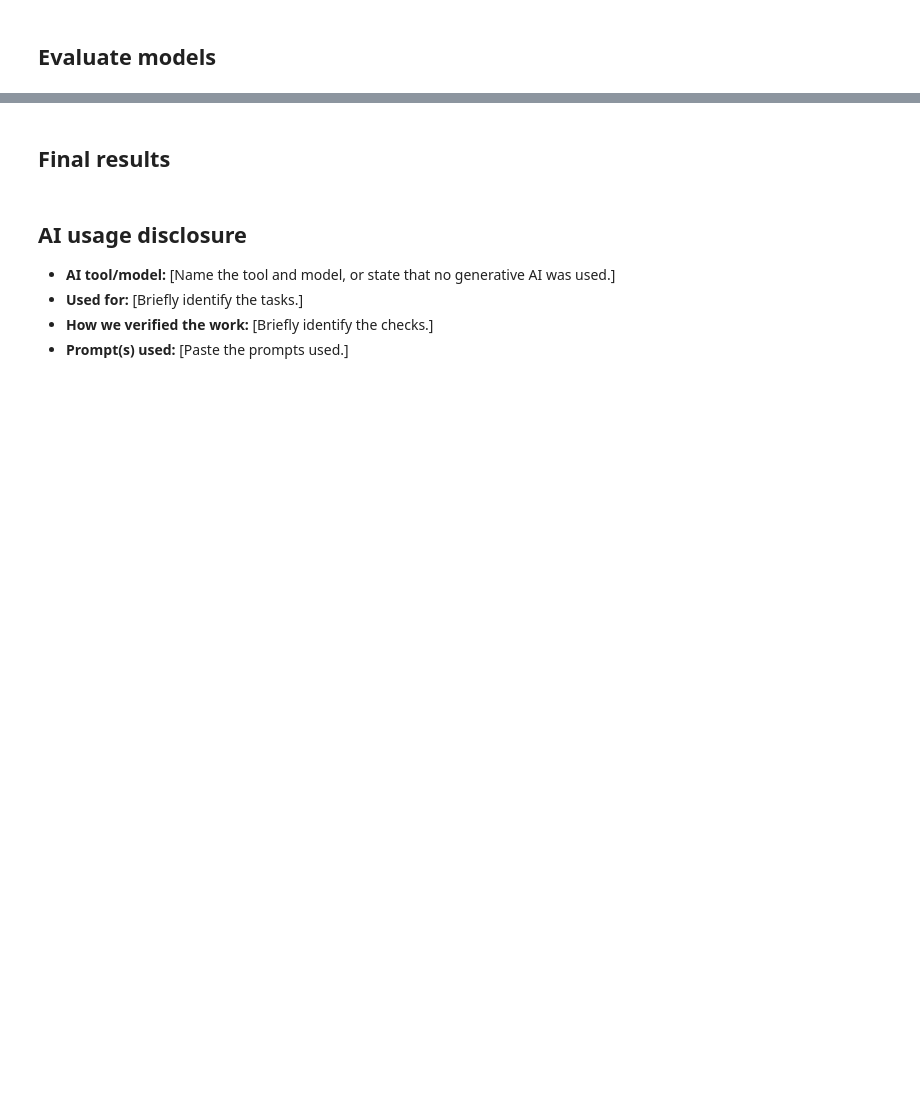
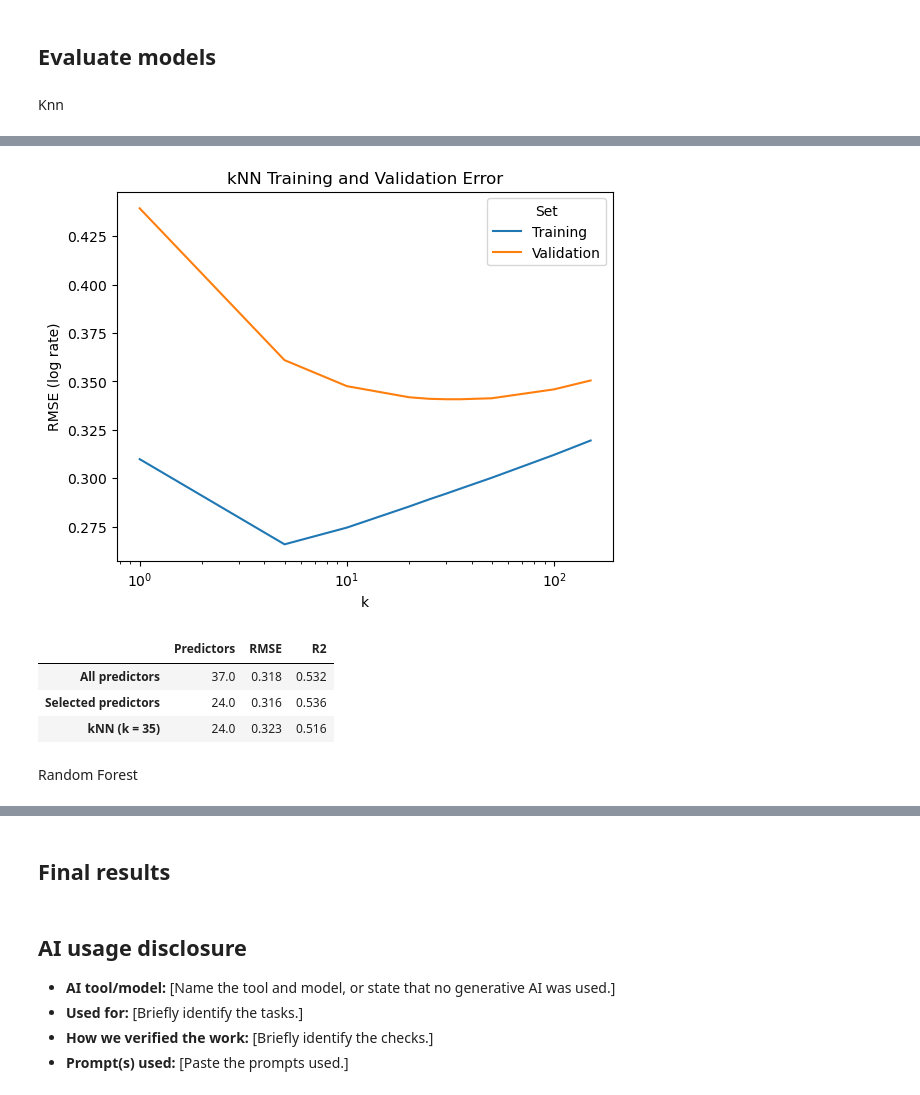
Before and after one commit to Silverdroplet/project_template, a Jupyter notebook: notebook.ipynb, the cells around one changed output, grey strips where cells are left out. Drawn from its saved outputs; the diff is of its cells as text; code cells hidden in the pictures; blank space fills up the shorter version.

Commit message:
KNN and Random Forests added

```diff
--- a/notebook.ipynb
+++ b/notebook.ipynb
@@ -588,0 +586,72 @@ plt.show()
+# %% [markdown]
+Knn
+# %%
+from sklearn.neighbors import KNeighborsRegressor
+from sklearn.preprocessing import MinMaxScaler
+import matplotlib.pyplot as plt
+import seaborn as sns
+
+# Same selected predictors as the linear regression is used for kNN, so the two models are comparable.
+
+knn_data = num_train[selected].assign(log_price=y_train, vendor_key=rates["vendor_key"])
+knn_data = knn_data.sample(frac=1, random_state=0)
+knn_X_raw = knn_data[selected]
+knn_y = knn_data["log_price"]
+knn_groups = knn_data["vendor_key"]
+
+# Splitting training rows into training and validation sets
+knn_train_idx, knn_valid_idx = next(
+    GroupShuffleSplit(test_size=0.20, random_state=0).split(knn_X_raw, knn_y, groups=knn_groups)
+)
+knn_X_train_raw, knn_X_valid_raw = knn_X_raw.iloc[knn_train_idx], knn_X_raw.iloc[knn_valid_idx]
+knn_y_train, knn_y_valid = knn_y.iloc[knn_train_idx], knn_y.iloc[knn_valid_idx]
+
+# Split, then scale
+knn_scaler = MinMaxScaler()
+knn_X_train_scaled = knn_scaler.fit_transform(knn_X_train_raw)
+knn_X_valid_scaled = knn_scaler.transform(knn_X_valid_raw)
+
+# Compare values of k
+knn_ks = np.array([1, 5, 10, 20, 25, 30, 35, 50, 100, 150])
+knn_valid_sse = []
+knn_train_sse = []
+for knn_k in knn_ks:
+    knn_candidate = KNeighborsRegressor(n_neighbors=int(knn_k))
+    knn_candidate.fit(knn_X_train_scaled, knn_y_train)
+    knn_valid_hat = knn_candidate.predict(knn_X_valid_scaled)
+    knn_train_hat = knn_candidate.predict(knn_X_train_scaled)
+    knn_valid_sse.append(np.sum(
+        (knn_y_valid.to_numpy() - knn_valid_hat) ** 2
+    ))
+    knn_train_sse.append(np.sum(
+        (knn_y_train.to_numpy() - knn_train_hat) ** 2
+    ))
+knn_k_star = int(knn_ks[np.argmin(knn_valid_sse)])
+print("Best k:", knn_k_star)
+
+# Training and validation error (as RMSE, so the two sets are on the same scale)
+knn_errors = pd.DataFrame({
+    "k": knn_ks,
+    "Training": np.sqrt(np.array(knn_train_sse) / len(knn_y_train)),
+    "Validation": np.sqrt(np.array(knn_valid_sse) / len(knn_y_valid)),
+})
+print(knn_errors.round(3), '\n')
+ax = sns.lineplot(data=knn_errors.melt(id_vars="k", var_name="Set", value_name="RMSE"), x="k", y="RMSE", hue="Set")
+ax.set(title="kNN Training and Validation Error", xlabel="k", ylabel="RMSE (log rate)", xscale="log")
+plt.show()
+
+# Refit on all training rows with the best k, then predict the test vendors
+knn_scaler = MinMaxScaler()
+knn_X_scaled = knn_scaler.fit_transform(knn_X_raw)
+knn_X_test_scaled = knn_scaler.transform(num_test[selected])
+knn_model = KNeighborsRegressor(n_neighbors=knn_k_star).fit(knn_X_scaled, knn_y)
+knn_pred = knn_model.predict(knn_X_test_scaled)
+
+# Compare with the linear regression
+results[f"kNN (k = {knn_k_star})"] = {
+    "Predictors": len(selected),
+    "RMSE": np.sqrt(mean_squared_error(y_test, knn_pred)),
+    "R2": r2_score(y_test, knn_pred),
+}
+pd.DataFrame(results).T.round(3)
+# %% [output]
@@ -588,0 +670,7 @@ plt.show()
+[figure, added]
+|  | Predictors | RMSE | R2 |
+| All predictors | 37.0 | 0.318 | 0.532 |
+| Selected predictors | 24.0 | 0.316 | 0.536 |
+| kNN (k = 35) | 24.0 | 0.323 | 0.516 |
+# %% [markdown]
+Random Forest
```
Also changed, not shown: parts of 14 cells of this notebook.
